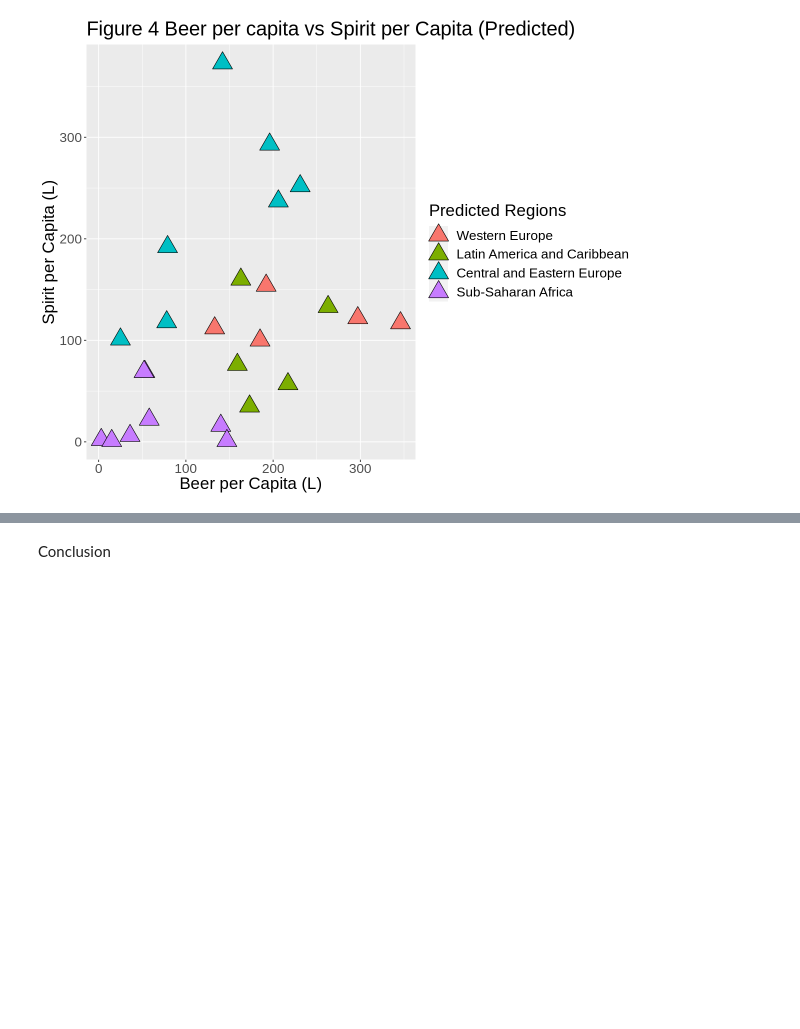
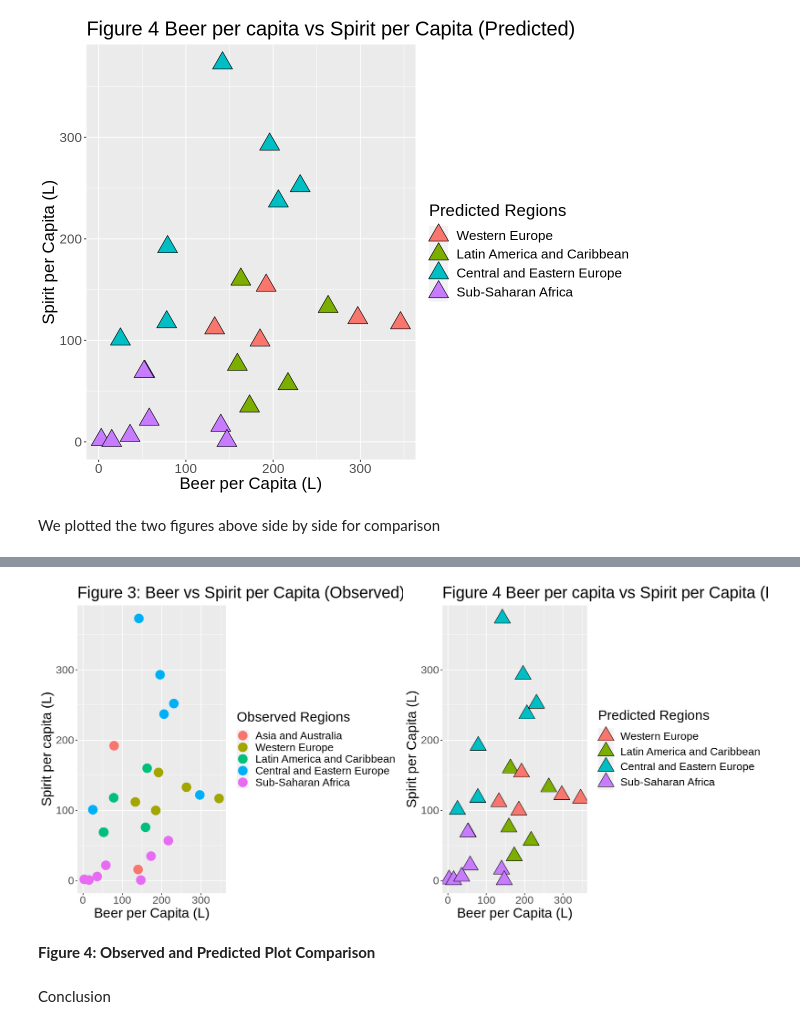
Before and after one commit to chloekim672/007-project-dsci-25-, a Jupyter notebook: dsciprojectfinal.ipynb, the cells around one changed output, grey strips where cells are left out. Saved outputs shown, nothing was run; the diff lists cells and outputs as text; code cells hidden in the pictures; blank space fills up the shorter version.

```diff
--- a/dsciprojectfinal.ipynb
+++ b/dsciprojectfinal.ipynb
@@ -351,3 +351,10 @@ vis_plot2 <- validation_predicted %>%
 vis_plot2
 # %% [output]
 [figure]
+# %% [markdown]
+We plotted the two figures above side by side for comparison
+# %%
+library(cowplot)
+options(repr.plot.width = 15, repr.plot.height = 7)
+plot_grid(vis_plot, vis_plot2, ncol = 2)
+# %% [output]
@@ -354,3 +363,6 @@ vis_plot2
+[figure, added]
+# %% [markdown]
+**Figure 4: Observed and Predicted Plot Comparison**
 # %% [markdown]
 Conclusion
 # %% [markdown]
```
Also changed, not shown: parts of 2 cells of this notebook.
